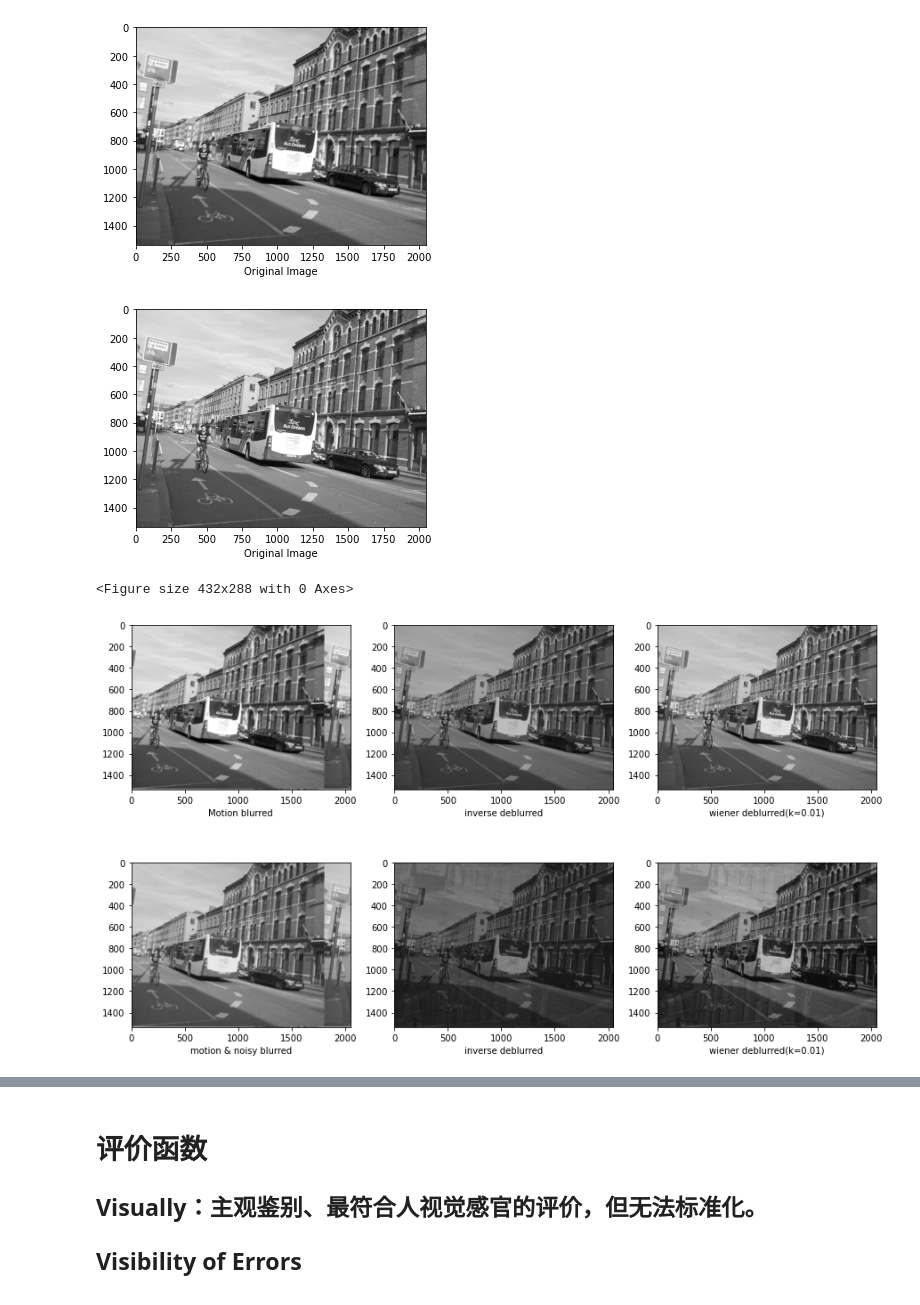
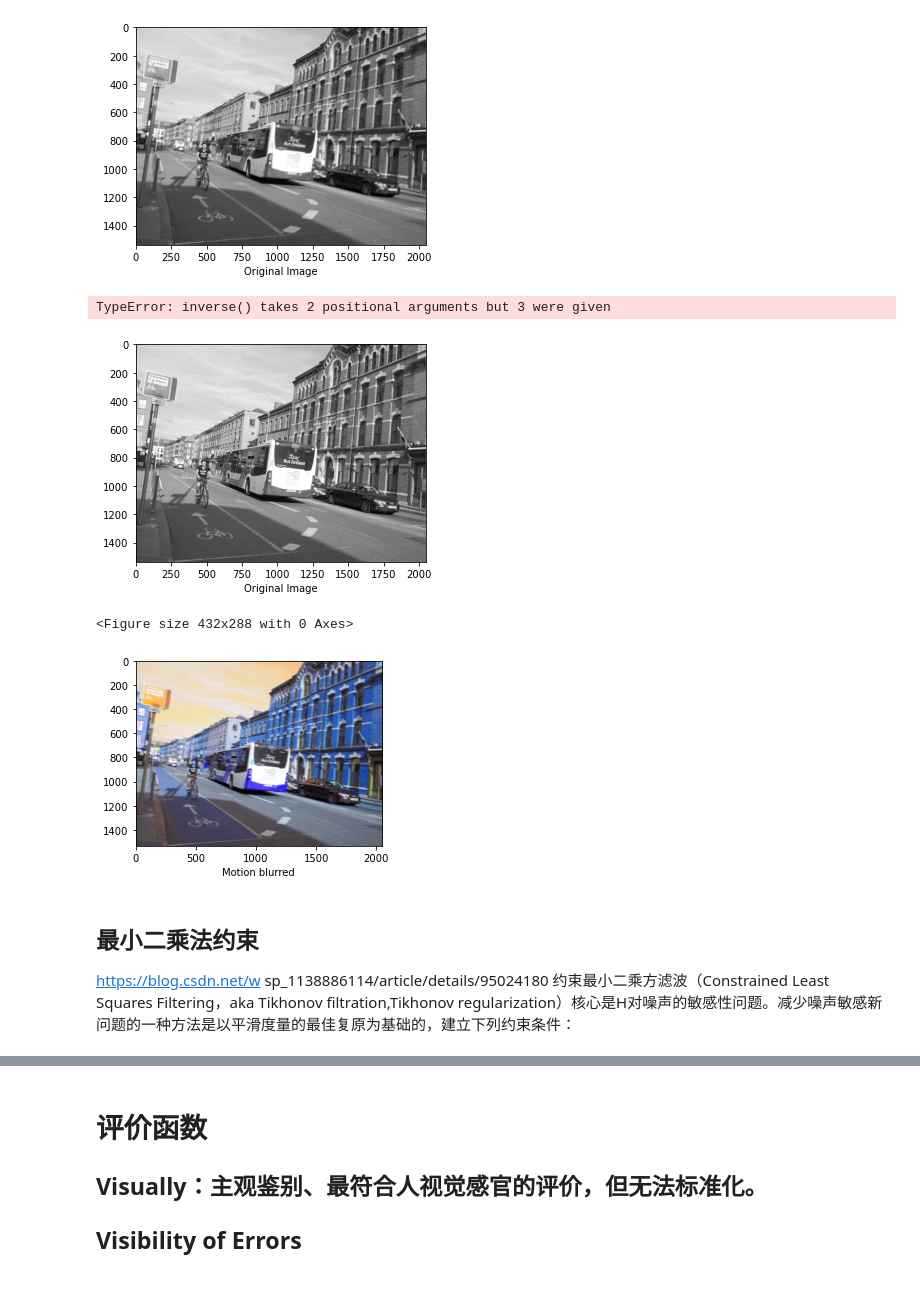
Before and after one commit to pynsigrid/basic-computer-version, a Jupyter notebook: image_restoration.ipynb, the cells around one changed output, grey strips where cells are left out. Cells and saved outputs as stored; diff of their text form; code cells hidden in the pictures.

```diff
--- a/image_restoration.ipynb
+++ b/image_restoration.ipynb
@@ -195,7 +167,8 @@ plt.gray()
 # blurred = np.abs(make_blurred(image, PSF, 1e-2))
 kernel,anchor=genaratePsf(20,40)
 motion_blur=cv2.filter2D(image,-1,kernel,anchor=anchor)
-cv2.imwrite('./result/blurred.jpg', motion_blur)
+# cv2.imwrite('./result/blurred.jpg', motion_blur)
+cv2.imwrite('./result/oringal.jpg', image)
 
 plt.subplot(231)
 plt.xlabel("Motion blurred")
@@ -207,32 +180,38 @@ plt.subplot(232)
 plt.xlabel("inverse deblurred")
 plt.imshow(result_i)
 
 result_w = wiener(blurred,PSF,1e-3)  # 维纳滤波
 cv2.imwrite('./result/wiener_deblurred.jpg', result_w)
 plt.subplot(233)
 plt.xlabel("wiener deblurred(k=0.01)")
 plt.imshow(result_w)
 
 blurred_noisy = blurred + 0.1 * blurred.std() * \
    np.random.standard_normal(blurred.shape) # 添加噪声,standard_normal产生随机的函数
 plt.subplot(234)
 plt.xlabel("motion & noisy blurred")
 plt.imshow(blurred_noisy)  # 显示添加噪声且运动模糊的图像
 
 result_in = inverse(blurred_noisy, PSF, 0.2+1e-3) # 对添加噪声的图像进行逆滤波
 cv2.imwrite('./result/inverse_noised_deblurred.jpg', result_in)
 plt.subplot(235)
 plt.xlabel("inverse deblurred")
 plt.imshow(result_in)
 
 result_wn = wiener(blurred_noisy,PSF,0.2+1e-3)   # 对添加噪声的图像进行维纳滤波
 cv2.imwrite('./result/wiener_noised_deblurred.jpg', result_wn)
 plt.subplot(236)
 plt.xlabel("wiener deblurred(k=0.01)")
 plt.imshow(result_wn)
 
 plt.show()
 # %% [output]
+TypeError: inverse() takes 2 positional arguments but 3 were given
 [figure]
-<Figure size 432x288 with 0 Axes>
+<Figure size 432x288 with 0 Axes>
-[figure, old version]
+[figure, new version]
+# %% [markdown]
+## 最小二乘法约束
+https://blog.csdn.net/w
+sp_1138886114/article/details/95024180
+约束最小二乘方滤波（Constrained Least Squares Filtering，aka Tikhonov filtration,Tikhonov regularization）核心是H对噪声的敏感性问题。减少噪声敏感新问题的一种方法是以平滑度量的最佳复原为基础的，建立下列约束条件：
```
Also changed, not shown: parts of 8 cells of this notebook, 3 other files.
